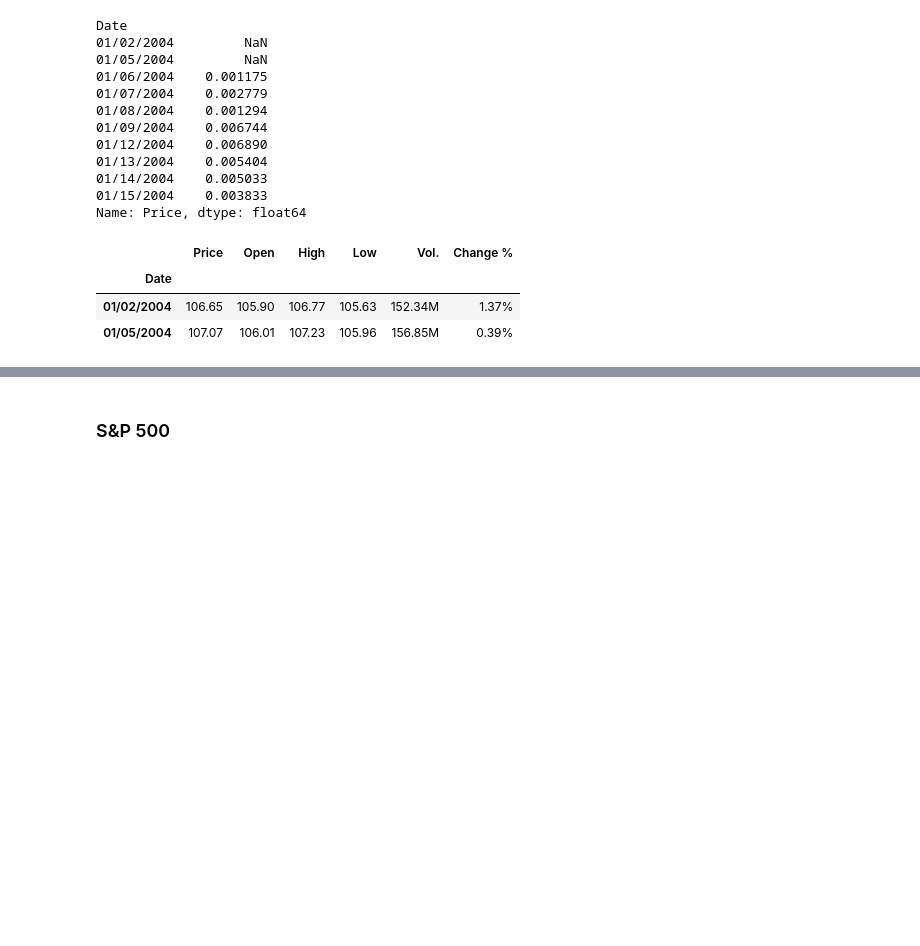
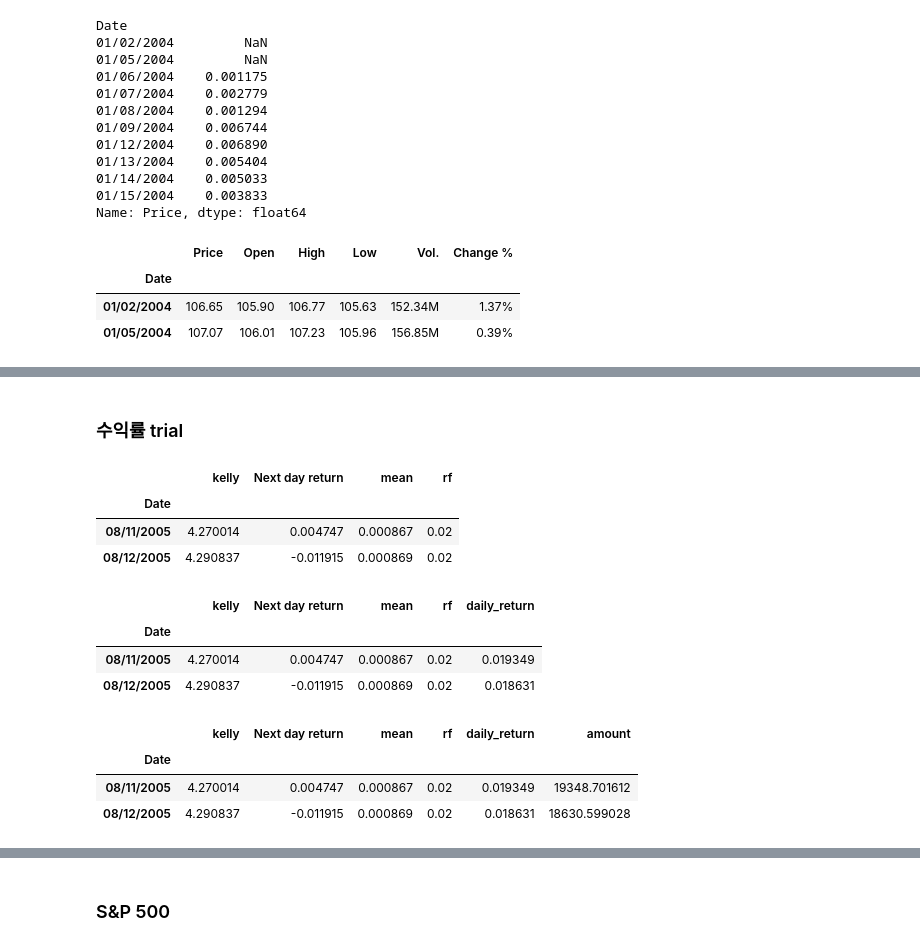
Before and after one commit to Liliesli/Enhancing-Kelly-Criterion-Stability, a Jupyter notebook: my_project.ipynb, the cells around one changed output, grey strips where cells are left out. Saved outputs shown, nothing was run; the diff lists cells and outputs as text; code cells hidden in the pictures; blank space fills up the shorter version.

```diff
--- a/my_project.ipynb
+++ b/my_project.ipynb
@@ -119,3 +120,31 @@ Date
 03/20/2024             NaN
 
 [4600 rows x 5 columns]
+# %% [markdown]
+### 수익률 trial
+# %%
+parameters_df['rf'] = 0.02
+parameters_df.head(2)
+# %% [output]
+|  | kelly | Next day return | mean | rf |
+| Date |  |  |  |  |
+| 08/11/2005 | 4.270014 | 0.004747 | 0.000867 | 0.02 |
+| 08/12/2005 | 4.290837 | -0.011915 | 0.000869 | 0.02 |
+# %%
+parameters_df['daily_return'] = parameters_df['kelly']/100 * parameters_df['Next day return'] + (1-parameters_df['kelly']/100) * parameters_df['rf']
+# %%
+parameters_df.head(2)
+# %% [output]
+|  | kelly | Next day return | mean | rf | daily_return |
+| Date |  |  |  |  |  |
+| 08/11/2005 | 4.270014 | 0.004747 | 0.000867 | 0.02 | 0.019349 |
+| 08/12/2005 | 4.290837 | -0.011915 | 0.000869 | 0.02 | 0.018631 |
+# %%
+V_0 = 1000000 # 100만원
+parameters_df['amount'] = parameters_df['daily_return'] * V_0
+parameters_df.head(2)
+# %% [output]
+|  | kelly | Next day return | mean | rf | daily_return | amount |
+| Date |  |  |  |  |  |  |
+| 08/11/2005 | 4.270014 | 0.004747 | 0.000867 | 0.02 | 0.019349 | 19348.701612 |
+| 08/12/2005 | 4.290837 | -0.011915 | 0.000869 | 0.02 | 0.018631 | 18630.599028 |
```
Also changed, not shown: parts of 8 cells of this notebook, 3 other files.
